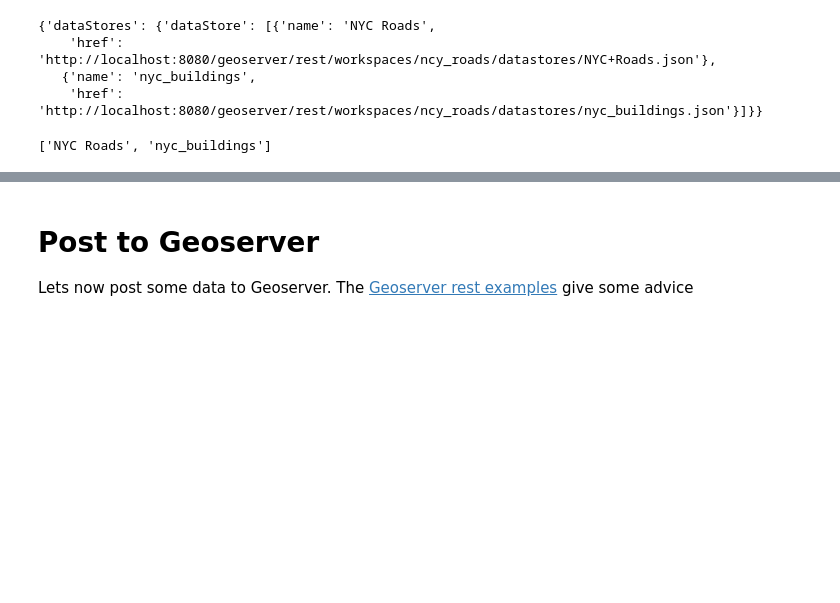
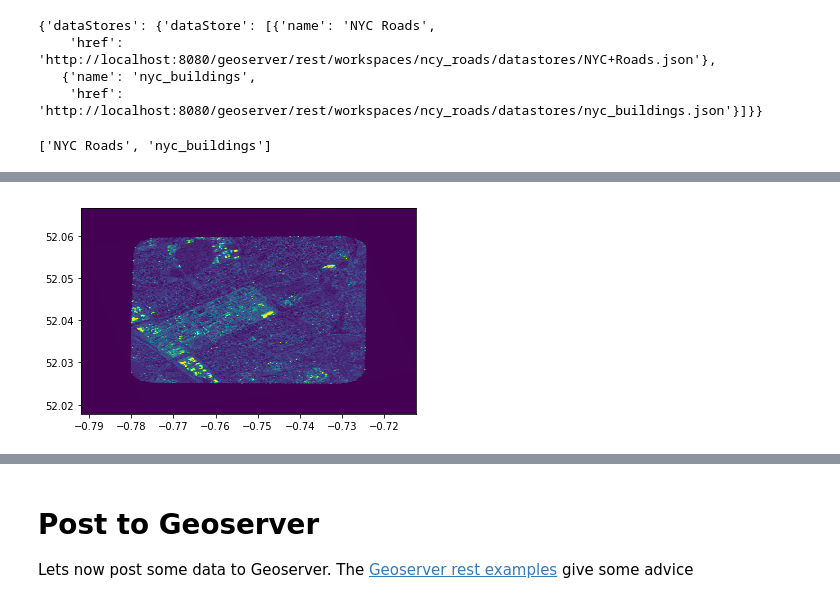
Before and after one commit to robmarkcole/Useful-python, a Jupyter notebook: Geoserver/Geoserver rest API.ipynb, the cells around one changed output, grey strips where cells are left out. Cells and saved outputs as stored; diff of their text form; code cells hidden in the pictures; blank space fills up the shorter version.

```diff
--- a/Geoserver/Geoserver rest API.ipynb
+++ b/Geoserver/Geoserver rest API.ipynb
@@ -144,0 +195,5 @@ stores
+# %%
+cs = 'my geotiff'
+url = f"http://localhost:8080/geoserver/rest/workspaces/{workspace}/coveragestores/{cs}.json"
+my_store = requests.get(url, headers=headers, auth=auth).json()
+my_store
@@ -144,0 +222,3 @@ stores
+# %%
+# use rasterio to read in the satellite image
+my_tiff = rasterio.open(my_store['coverageStore']['url'])
@@ -144,0 +241,4 @@ stores
+# %%
+show(my_tiff, cmap='viridis');
+# %% [output]
+[figure, added]
```
Also changed, not shown: parts of 19 cells of this notebook.
